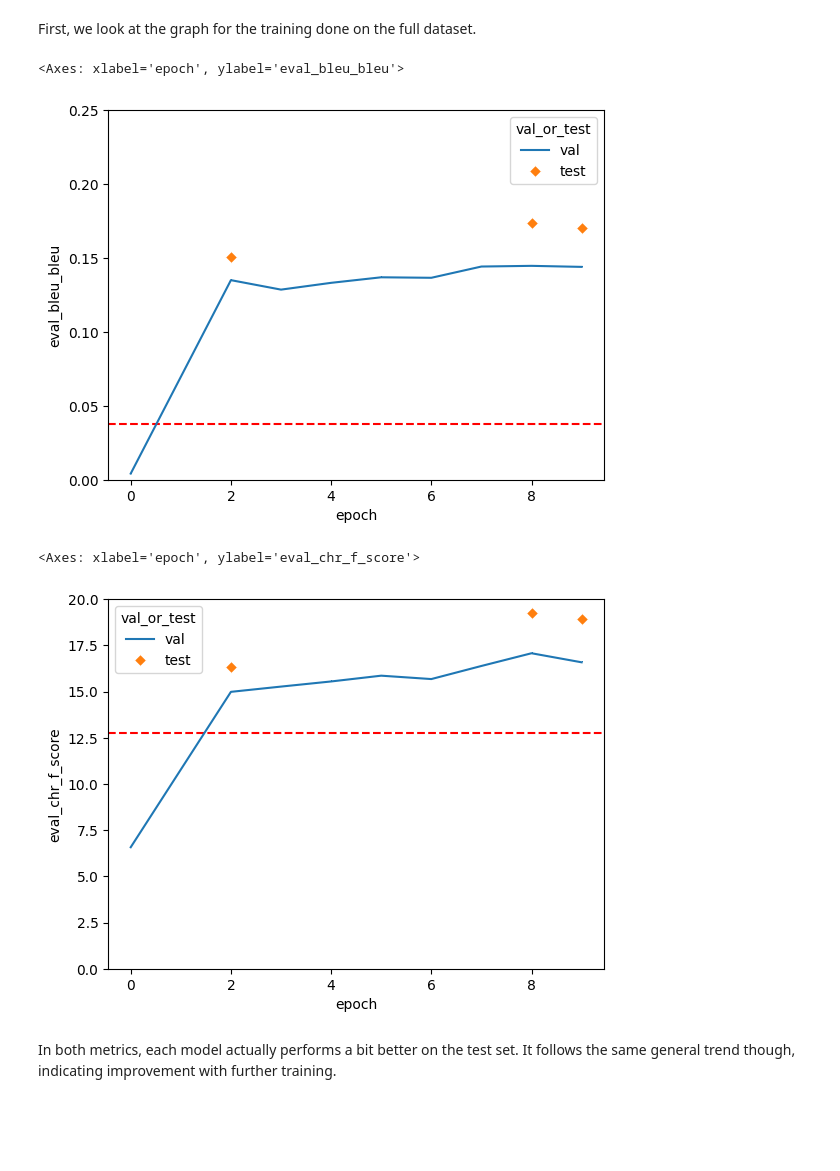
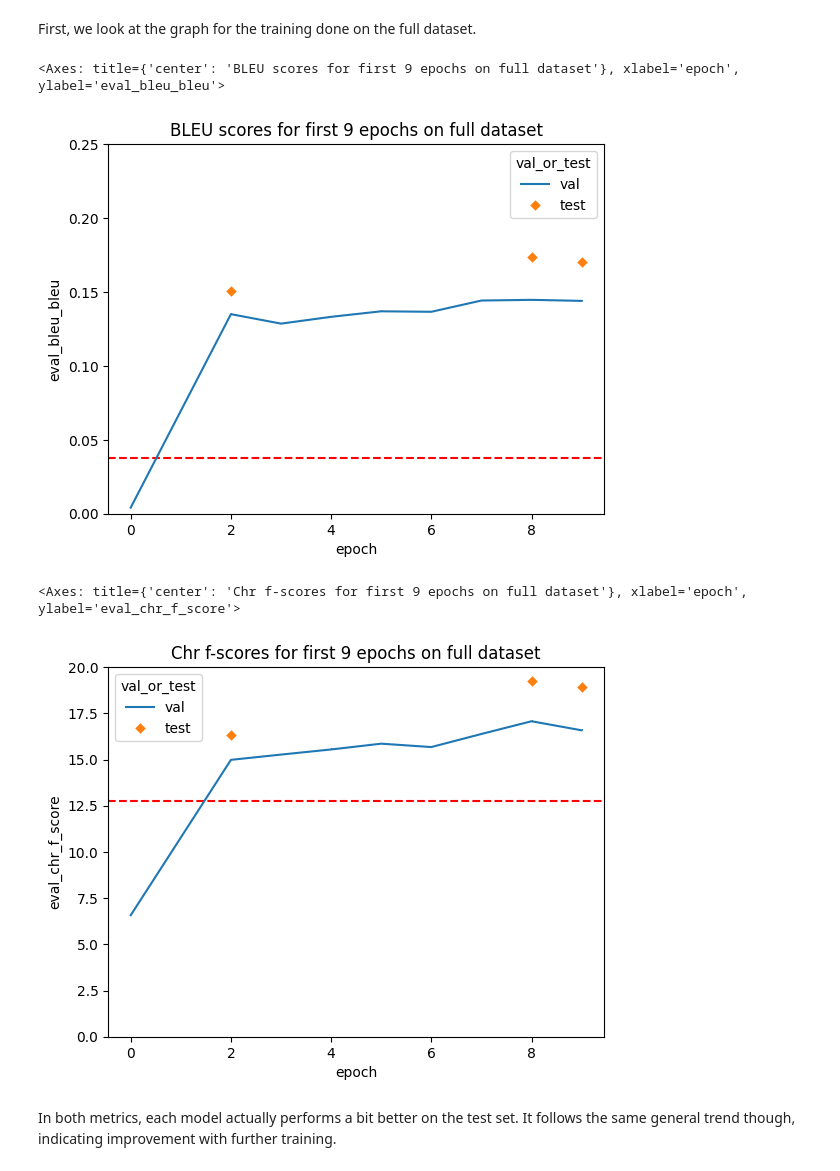
Before and after one commit to mattfeller/lean-conjecture-generator, a Jupyter notebook: notebooks/Testing.ipynb, the cells around one changed output. Saved outputs shown, nothing was run; the diff lists cells and outputs as text; code cells hidden in the pictures; blank space fills up the shorter version.

```diff
--- a/notebooks/Testing.ipynb
+++ b/notebooks/Testing.ipynb
@@ -51,17 +51,19 @@ First, we look at the graph for the training done on the full dataset.
 # %%
 plt.ylim(0,.25)
 plt.axhline(y=0.038, color='r', linestyle='--')
+plt.title('BLEU scores for first 9 epochs on full dataset')
 sns.lineplot(data=df, x='epoch', y='eval_bleu_bleu', hue='val_or_test', style='val_or_test', dashes=["", (0,1)], markers=[',', 'D'])
 # %% [output]
-<Axes: xlabel='epoch', ylabel='eval_bleu_bleu'>
+<Axes: title={'center': 'BLEU scores for first 9 epochs on full dataset'}, xlabel='epoch', ylabel='eval_bleu_bleu'>
-[figure, old version]
+[figure, new version]
 # %%
 plt.ylim(0,20)
 plt.axhline(y=12.78, color='r', linestyle='--')
+plt.title('Chr f-scores for first 9 epochs on full dataset')
 sns.lineplot(data=df, x='epoch', y='eval_chr_f_score', hue='val_or_test', style='val_or_test', dashes=["", (0,1)], markers=[',', 'D'])
 # %% [output]
-<Axes: xlabel='epoch', ylabel='eval_chr_f_score'>
+<Axes: title={'center': 'Chr f-scores for first 9 epochs on full dataset'}, xlabel='epoch', ylabel='eval_chr_f_score'>
-[figure, old version]
+[figure, new version]
 # %% [markdown]
 In both metrics, each model actually performs a bit better on the test set. It follows the same general trend though, indicating improvement with further training.
 # %% [markdown]
```
Also changed, not shown: parts of 2 cells of this notebook, 1 other file.
